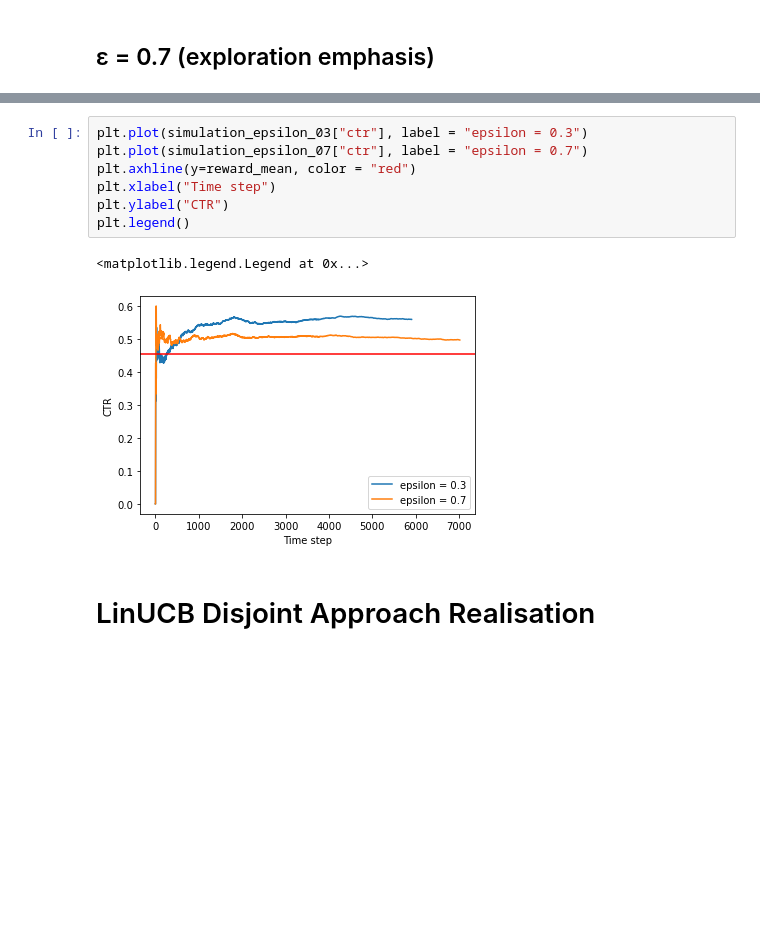
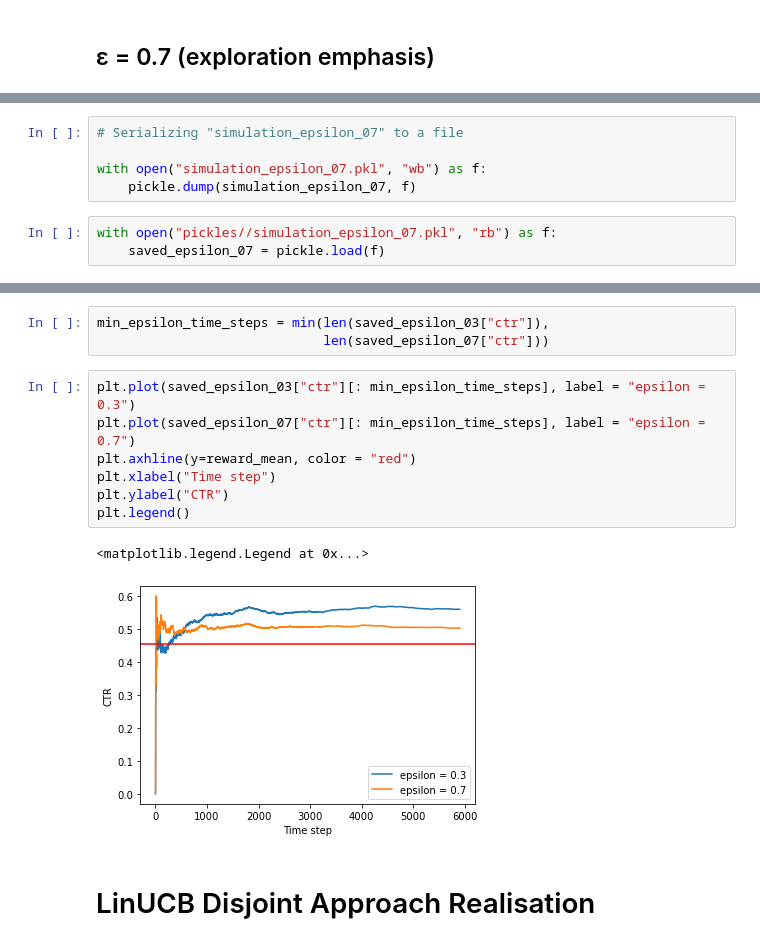
Before and after one commit to RomanGorelsky/Contextual_bandits, a Jupyter notebook: Contextual_bandits_Project.ipynb, the cells around one changed output, grey strips where cells are left out. Drawn from its saved outputs; the diff is of its cells as text; blank space fills up the shorter version.

```diff
--- a/Contextual_bandits_Project.ipynb
+++ b/Contextual_bandits_Project.ipynb
@@ -392,3 +392,11 @@ Step 50000
 Step 55000
 Step 60000
 Step 65000
+# %%
+# Serializing "simulation_epsilon_07" to a file
+
+with open("simulation_epsilon_07.pkl", "wb") as f:
+    pickle.dump(simulation_epsilon_07, f)
+# %%
+with open("pickles//simulation_epsilon_07.pkl", "rb") as f:
+    saved_epsilon_07 = pickle.load(f)
@@ -401,16 +413,19 @@ plt.ylabel("CTR")
 # %% [output]
 Text(0, 0.5, 'CTR')
 [figure]
+# %%
+min_epsilon_time_steps = min(len(saved_epsilon_03["ctr"]),
+                             len(saved_epsilon_07["ctr"]))
 # %%
-plt.plot(simulation_epsilon_03["ctr"], label = "epsilon = 0.3")
-plt.plot(simulation_epsilon_07["ctr"], label = "epsilon = 0.7")
+plt.plot(saved_epsilon_03["ctr"][: min_epsilon_time_steps], label = "epsilon = 0.3")
+plt.plot(saved_epsilon_07["ctr"][: min_epsilon_time_steps], label = "epsilon = 0.7")
 plt.axhline(y=reward_mean, color = "red")
 plt.xlabel("Time step")
 plt.ylabel("CTR")
 plt.legend()
 # %% [output]
 <matplotlib.legend.Legend at 0x...>
-[figure, old version]
+[figure, new version]
 # %% [markdown]
 # LinUCB Disjoint Approach Realisation
 # %% [markdown]
```
Also changed, not shown: parts of 18 cells of this notebook, 6 other files.
